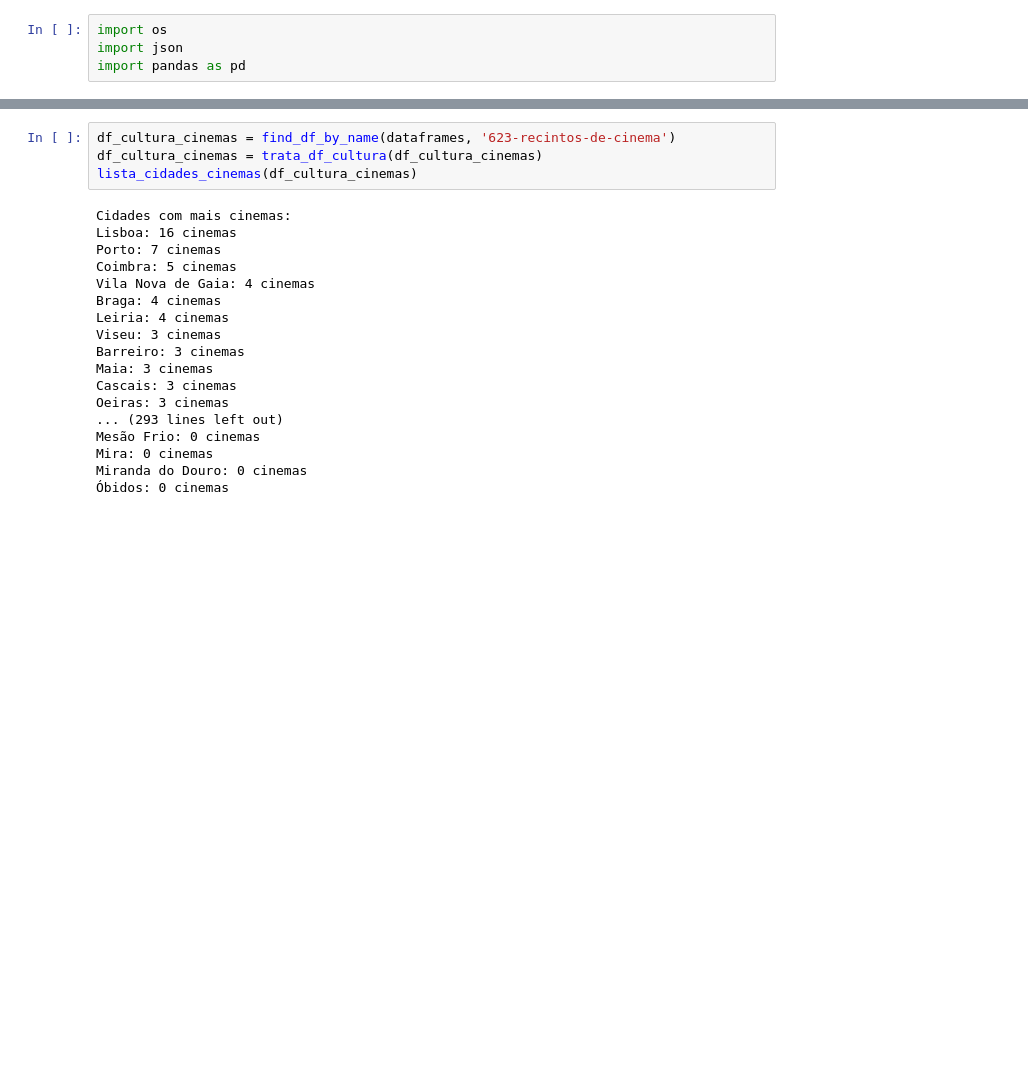
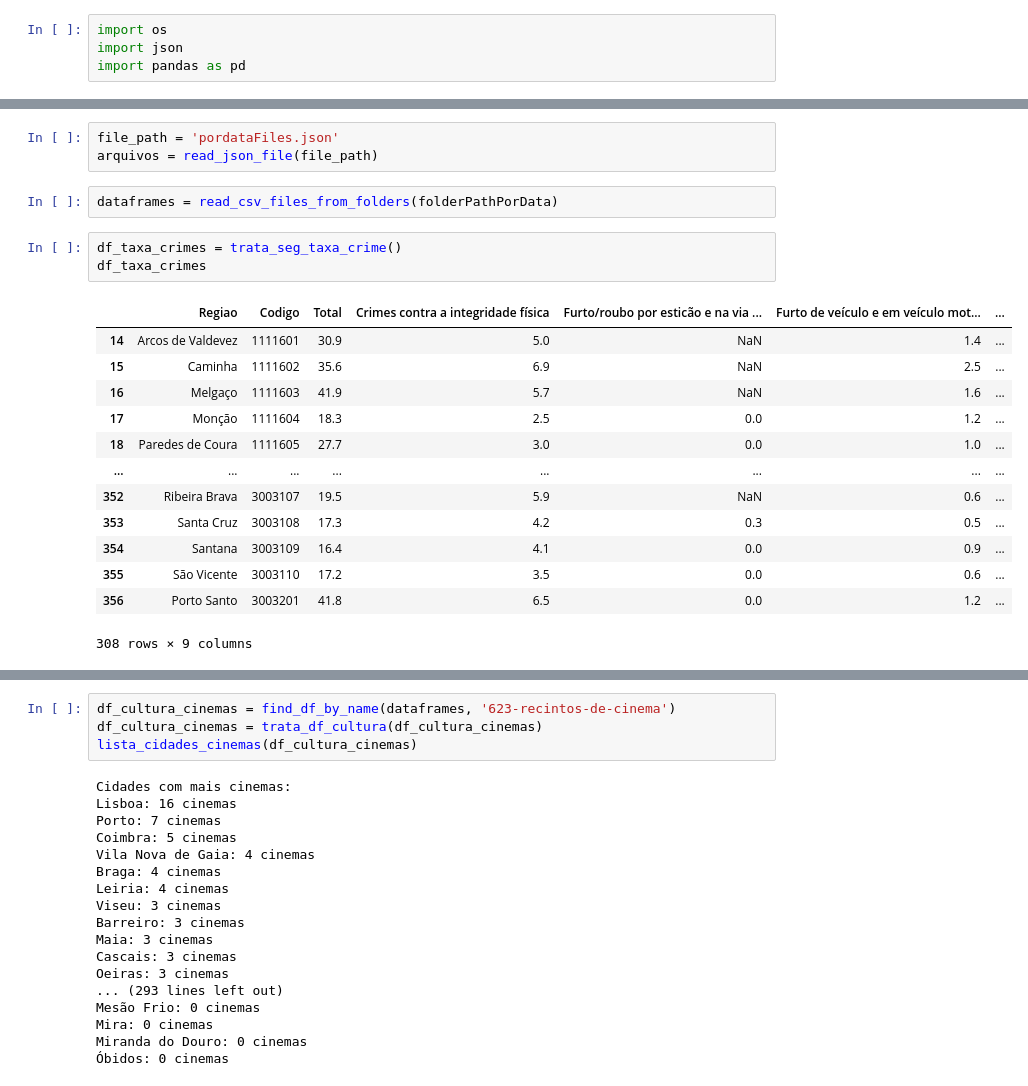
Before and after one commit to johnosd/MPAlugueisLisboa, a Jupyter notebook: src/PordataPt/PorData_Process.ipynb, the cells around one changed output, grey strips where cells are left out. Saved outputs shown, nothing was run; the diff lists cells and outputs as text; blank space fills up the shorter version.

```diff
--- a/src/PordataPt/PorData_Process.ipynb
+++ b/src/PordataPt/PorData_Process.ipynb
@@ -905,0 +961,22 @@ Processando arquivo: ..\..\Bases\PorData\seguranca\560-crimes-por-categoria.csv
+# %%
+file_path = 'pordataFiles.json'
+arquivos = read_json_file(file_path)
+# %%
+dataframes = read_csv_files_from_folders(folderPathPorData)
+# %%
+df_taxa_crimes = trata_seg_taxa_crime()
+df_taxa_crimes
+# %% [output]
+|  | Regiao | Codigo | Total | Crimes contra a integridade física | Furto/roubo por esticão e na via ... | Furto de veículo e em veículo mot... | ... |
+| 14 | Arcos de Valdevez | 1111601 | 30.9 | 5.0 | NaN | 1.4 | ... |
+| 15 | Caminha | 1111602 | 35.6 | 6.9 | NaN | 2.5 | ... |
+| 16 | Melgaço | 1111603 | 41.9 | 5.7 | NaN | 1.6 | ... |
+| 17 | Monção | 1111604 | 18.3 | 2.5 | 0.0 | 1.2 | ... |
+| 18 | Paredes de Coura | 1111605 | 27.7 | 3.0 | 0.0 | 1.0 | ... |
+| ... | ... | ... | ... | ... | ... | ... | ... |
+| 352 | Ribeira Brava | 3003107 | 19.5 | 5.9 | NaN | 0.6 | ... |
+| 353 | Santa Cruz | 3003108 | 17.3 | 4.2 | 0.3 | 0.5 | ... |
+| 354 | Santana | 3003109 | 16.4 | 4.1 | 0.0 | 0.9 | ... |
+| 355 | São Vicente | 3003110 | 17.2 | 3.5 | 0.0 | 0.6 | ... |
+| 356 | Porto Santo | 3003201 | 41.8 | 6.5 | 0.0 | 1.2 | ... |
+308 rows × 9 columns
```
Also changed, not shown: parts of 6 cells of this notebook, 4 other files.
